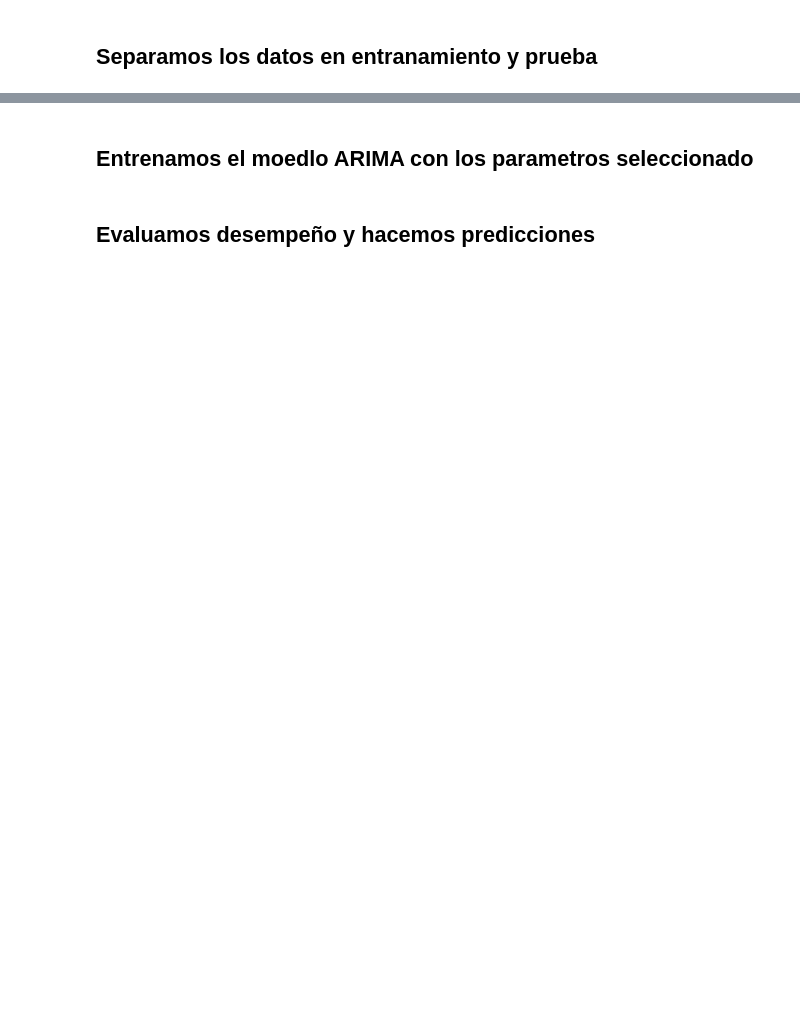
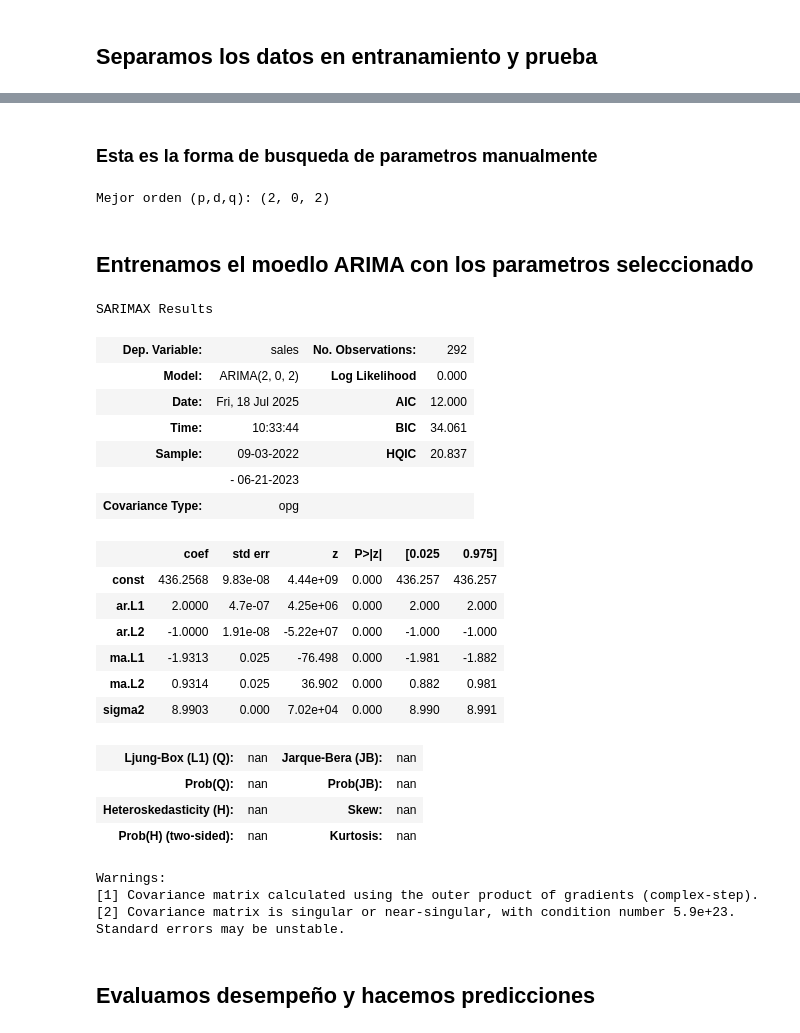
Before and after one commit to 4GeeksAcademy/aliasys-series-de-tiempo, a Jupyter notebook: src/11-series-tiempo.ipynb, the cells around one changed output, grey strips where cells are left out. Saved outputs shown, nothing was run; the diff lists cells and outputs as text; code cells hidden in the pictures; blank space fills up the shorter version.

```diff
--- a/src/11-series-tiempo.ipynb
+++ b/src/11-series-tiempo.ipynb
@@ -169,13 +170,60 @@ modelo_auto.summary()
+# %% [markdown]
+### Esta es la forma de busqueda de parametros manualmente
+# %%
+# Define rangos para p, d, q
+p = d = q = range(0, 3)
+pdq = list(itertools.product(p, d, q))
+
+best_aic = float("inf")
+best_order = None
+
+warnings.filterwarnings("ignore")
+
+for order in pdq:
+    try:
+        model = ARIMA(train, order=order)
+        result = model.fit()
+        if result.aic < best_aic:
+            best_aic = result.aic
+            best_order = order
+    except:
+        continue
+
+print("Mejor orden (p,d,q):", best_order)
+# %% [output]
+Mejor orden (p,d,q): (2, 0, 2)
 # %% [markdown]
 ## Entrenamos el moedlo ARIMA con los parametros seleccionado
 # %%
-# Supongamos que el mejor modelo es ARIMA(p, d, q)
-p, d, q = modelo_auto.order
-
-# Entrenar modelo ARIMA con parámetros óptimos
-arima_model = ARIMA(train, order=(p,d,q))
+# Entrenar modelo ARIMA con los mejores parámetros
+p, d, q = best_order
+arima_model = ARIMA(train, order=(p, d, q))
 arima_result = arima_model.fit()
 
+# Mostrar resumen
 arima_result.summary()
+# %% [output]
+SARIMAX Results
+| Dep. Variable: | sales | No. Observations: | 292 |
+| Model: | ARIMA(2, 0, 2) | Log Likelihood | 0.000 |
+| Date: | Fri, 18 Jul 2025 | AIC | 12.000 |
+| Time: | 10:33:44 | BIC | 34.061 |
+| Sample: | 09-03-2022 | HQIC | 20.837 |
+|  | - 06-21-2023 |  |  |
+| Covariance Type: | opg |  |  |
+|  | coef | std err | z | P>|z| | [0.025 | 0.975] |
+| const | 436.2568 | 9.83e-08 | 4.44e+09 | 0.000 | 436.257 | 436.257 |
+| ar.L1 | 2.0000 | 4.7e-07 | 4.25e+06 | 0.000 | 2.000 | 2.000 |
+| ar.L2 | -1.0000 | 1.91e-08 | -5.22e+07 | 0.000 | -1.000 | -1.000 |
+| ma.L1 | -1.9313 | 0.025 | -76.498 | 0.000 | -1.981 | -1.882 |
+| ma.L2 | 0.9314 | 0.025 | 36.902 | 0.000 | 0.882 | 0.981 |
+| sigma2 | 8.9903 | 0.000 | 7.02e+04 | 0.000 | 8.990 | 8.991 |
+| Ljung-Box (L1) (Q): | nan | Jarque-Bera (JB): | nan |
+| Prob(Q): | nan | Prob(JB): | nan |
+| Heteroskedasticity (H): | nan | Skew: | nan |
+| Prob(H) (two-sided): | nan | Kurtosis: | nan |
+Warnings:
+[1] Covariance matrix calculated using the outer product of gradients (complex-step).
+[2] Covariance matrix is singular or near-singular, with condition number 5.9e+23. Standard errors may be unstable.
 # %% [markdown]
 ## Evaluamos desempeño y hacemos predicciones
```
Also changed, not shown: parts of 12 cells of this notebook, 3 other files.
